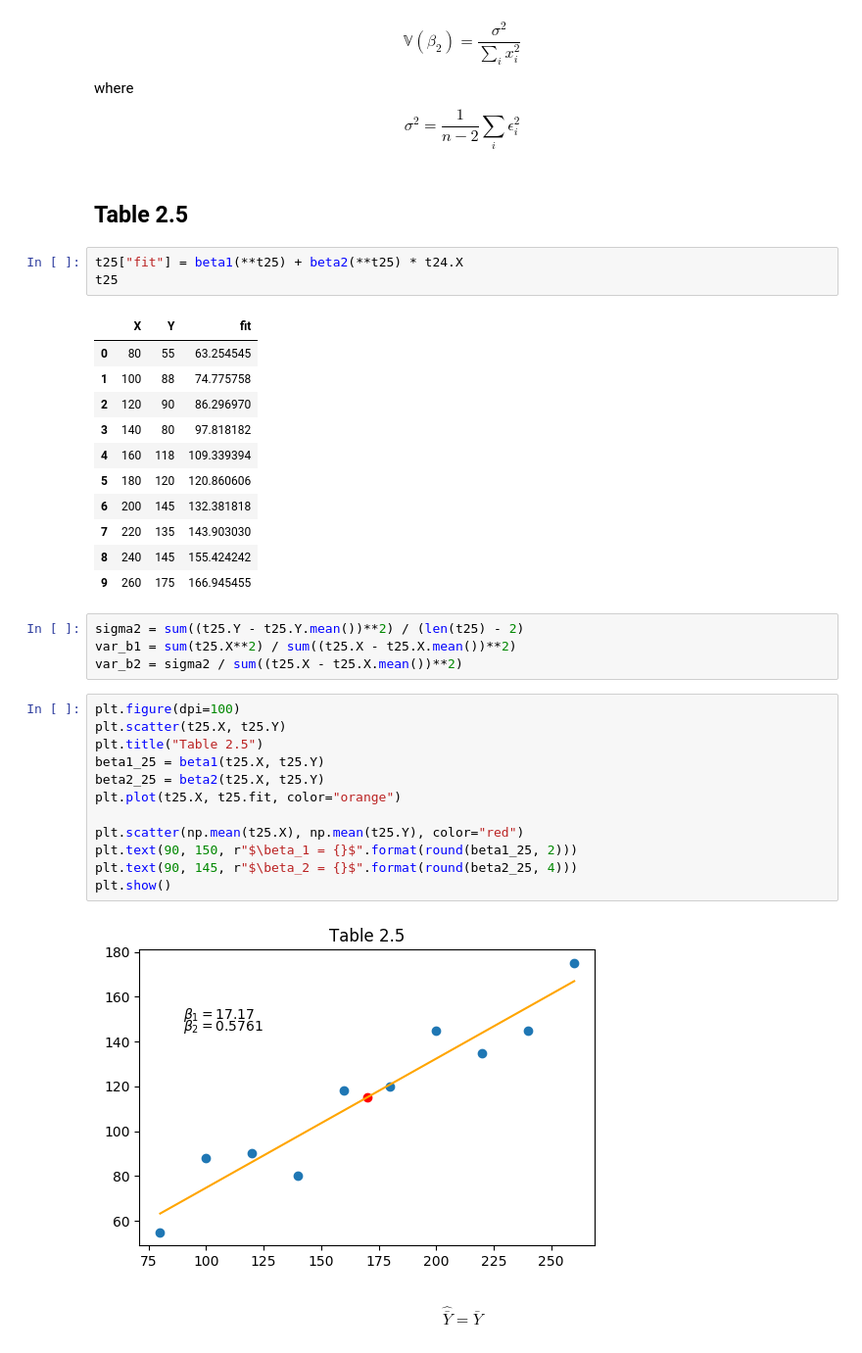
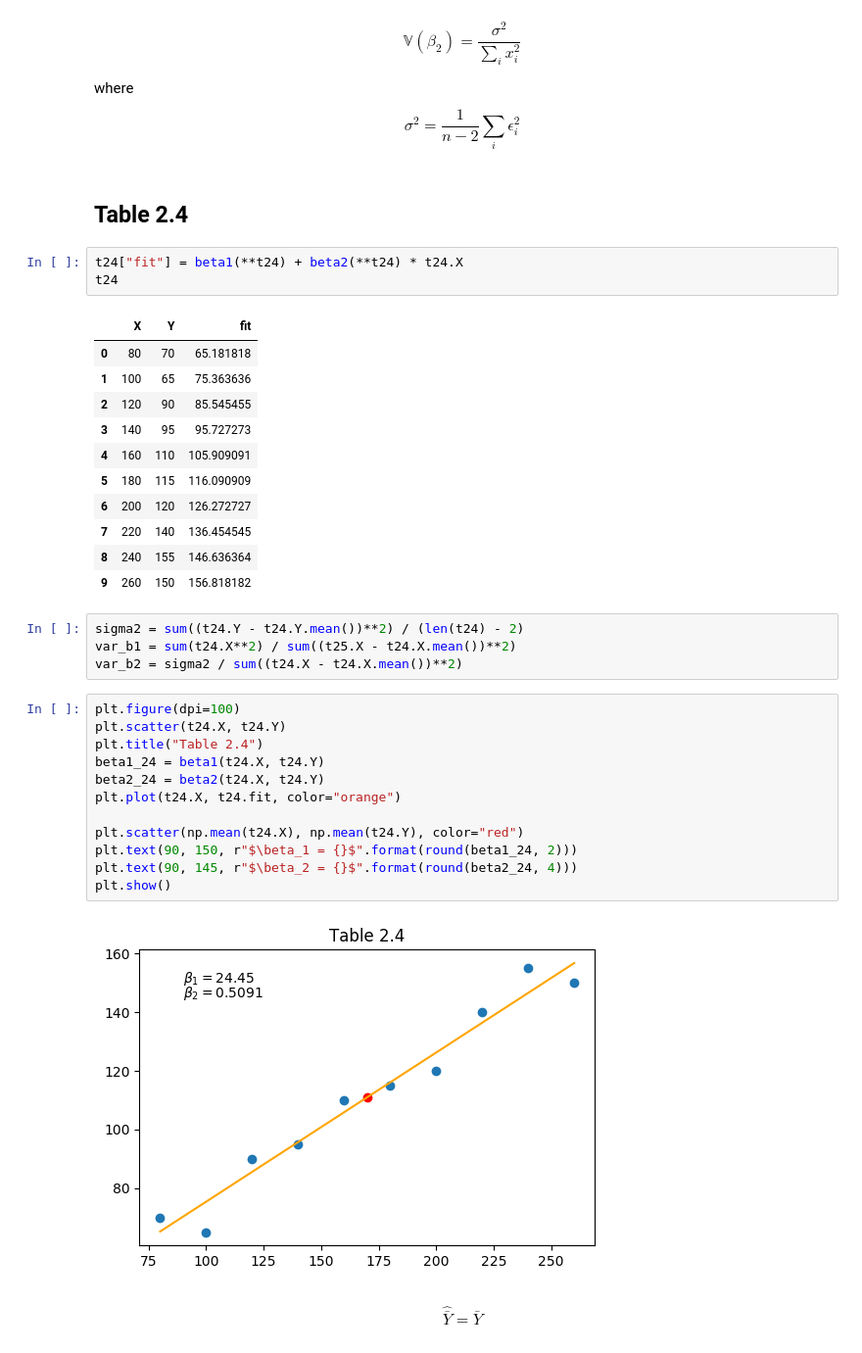
Before and after one commit to gerdm/UMA, a Jupyter notebook: econometrics/Regression Analysis.ipynb, the cells around one changed output. Shown at 98% size. Saved outputs shown, nothing was run; the diff lists cells and outputs as text.

```diff
--- a/econometrics/Regression Analysis.ipynb
+++ b/econometrics/Regression Analysis.ipynb
@@ -59,40 +59,40 @@ $$
     \sigma^2 = \frac{1}{n-2}\sum_i \epsilon_i^2
 $$
 # %% [markdown]
-## Table 2.5
+## Table 2.4
 # %%
-t25["fit"] = beta1(**t25) + beta2(**t25) * t24.X
-t25
+t24["fit"] = beta1(**t24) + beta2(**t24) * t24.X
+t24
 # %% [output]
 |  | X | Y | fit |
-| 0 | 80 | 55 | 63.254545 |
-| 1 | 100 | 88 | 74.775758 |
-| 2 | 120 | 90 | 86.296970 |
-| 3 | 140 | 80 | 97.818182 |
-| 4 | 160 | 118 | 109.339394 |
-| 5 | 180 | 120 | 120.860606 |
-| 6 | 200 | 145 | 132.381818 |
-| 7 | 220 | 135 | 143.903030 |
-| 8 | 240 | 145 | 155.424242 |
-| 9 | 260 | 175 | 166.945455 |
+| 0 | 80 | 70 | 65.181818 |
+| 1 | 100 | 65 | 75.363636 |
+| 2 | 120 | 90 | 85.545455 |
+| 3 | 140 | 95 | 95.727273 |
+| 4 | 160 | 110 | 105.909091 |
+| 5 | 180 | 115 | 116.090909 |
+| 6 | 200 | 120 | 126.272727 |
+| 7 | 220 | 140 | 136.454545 |
+| 8 | 240 | 155 | 146.636364 |
+| 9 | 260 | 150 | 156.818182 |
 # %%
-sigma2 = sum((t25.Y - t25.Y.mean())**2) / (len(t25) - 2)
-var_b1 = sum(t25.X**2) / sum((t25.X - t25.X.mean())**2)
-var_b2 = sigma2 / sum((t25.X - t25.X.mean())**2)
+sigma2 = sum((t24.Y - t24.Y.mean())**2) / (len(t24) - 2)
+var_b1 = sum(t24.X**2) / sum((t25.X - t24.X.mean())**2)
+var_b2 = sigma2 / sum((t24.X - t24.X.mean())**2)
 # %%
 plt.figure(dpi=100)
-plt.scatter(t25.X, t25.Y)
-plt.title("Table 2.5")
-beta1_25 = beta1(t25.X, t25.Y)
-beta2_25 = beta2(t25.X, t25.Y)
-plt.plot(t25.X, t25.fit, color="orange")
+plt.scatter(t24.X, t24.Y)
+plt.title("Table 2.4")
+beta1_24 = beta1(t24.X, t24.Y)
+beta2_24 = beta2(t24.X, t24.Y)
+plt.plot(t24.X, t24.fit, color="orange")
 
-plt.scatter(np.mean(t25.X), np.mean(t25.Y), color="red")
-plt.text(90, 150, r"$\beta_1 = {}$".format(round(beta1_25, 2)))
-plt.text(90, 145, r"$\beta_2 = {}$".format(round(beta2_25, 4)))
+plt.scatter(np.mean(t24.X), np.mean(t24.Y), color="red")
+plt.text(90, 150, r"$\beta_1 = {}$".format(round(beta1_24, 2)))
+plt.text(90, 145, r"$\beta_2 = {}$".format(round(beta2_24, 4)))
 plt.show()
 # %% [output]
-[figure, old version]
+[figure, new version]
 # %% [markdown]
  $$\hat{\bar{Y}} = \bar{Y}$$
 # %%
```
Also changed, not shown: parts of 10 cells of this notebook, 4 other files.
